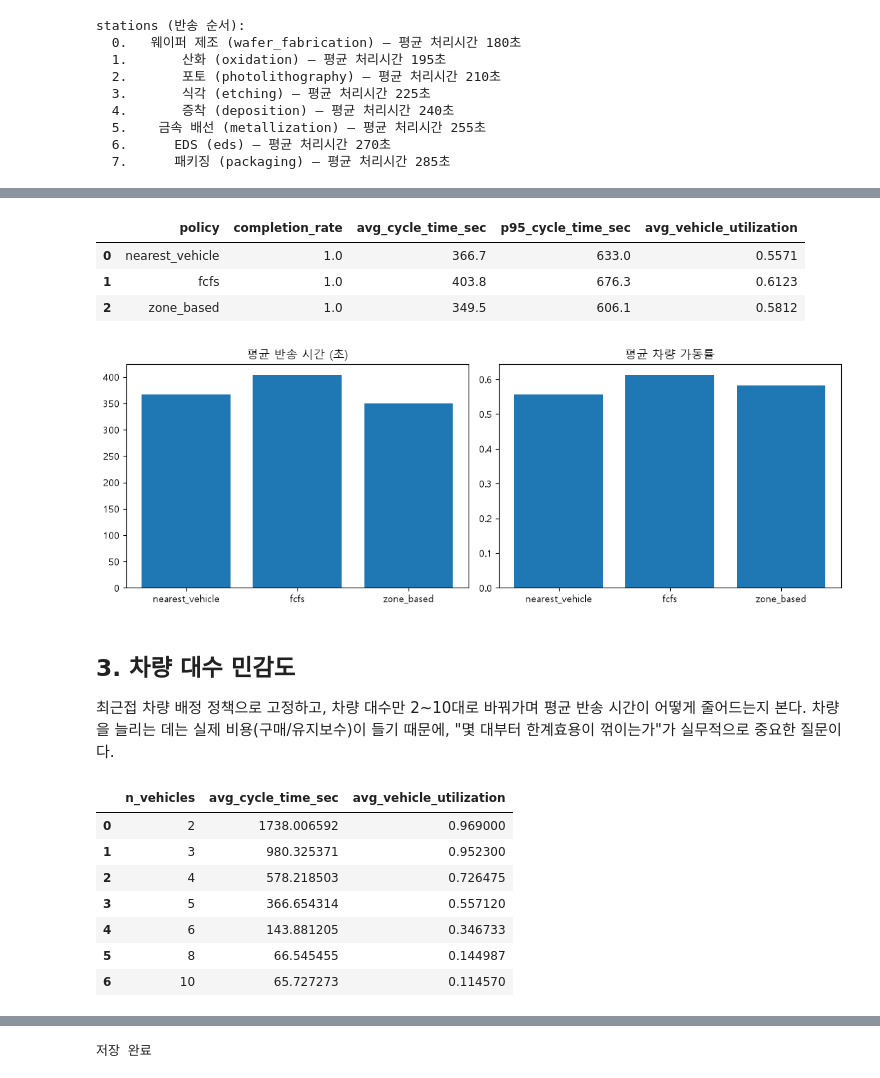
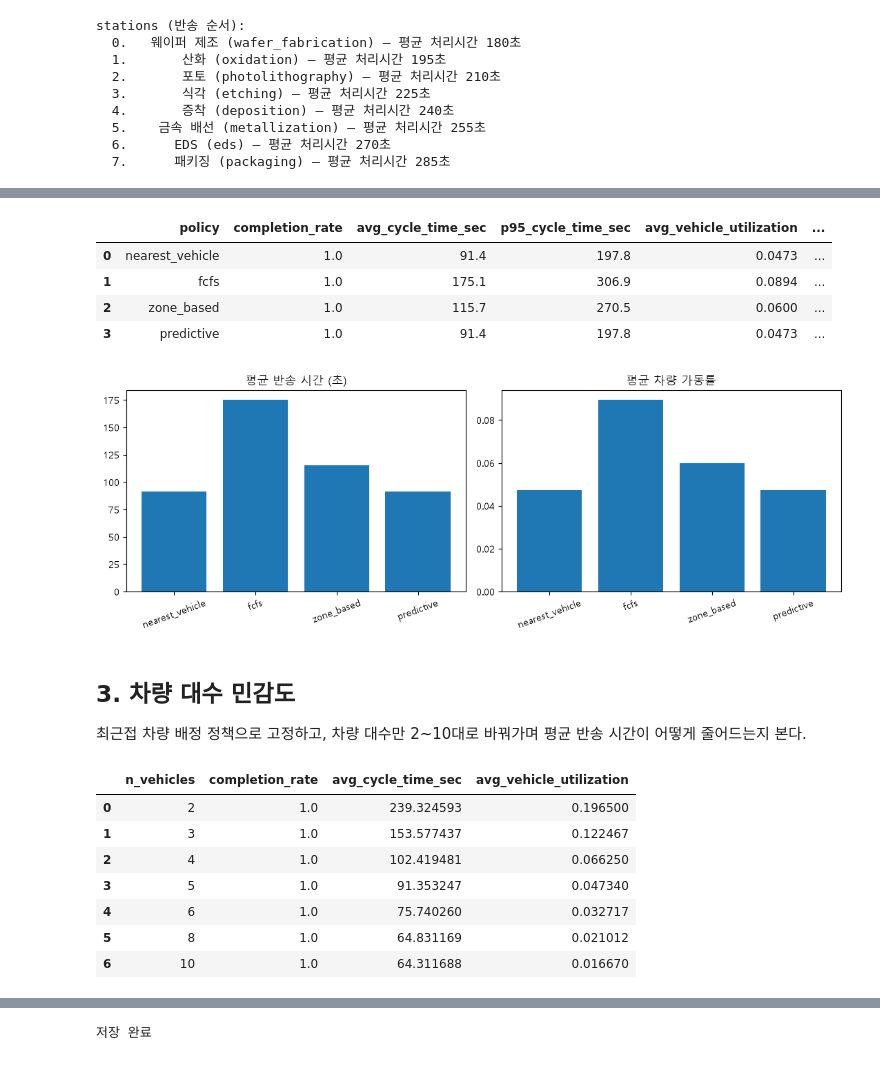
Before and after one commit to heeannw/semiconductor-fault-detection, a Jupyter notebook: notebooks/07_amhs_dispatch_simulation.ipynb, the cells around one changed output, grey strips where cells are left out. Drawn from its saved outputs; the diff is of its cells as text; code cells hidden in the pictures.

```diff
--- a/notebooks/07_amhs_dispatch_simulation.ipynb
+++ b/notebooks/07_amhs_dispatch_simulation.ipynb
@@ -49,5 +58,5 @@ stations (반송 순서):
 # %%
-BASE_PARAMS = dict(n_vehicles=5, n_foups=25, n_laps=2, foup_launch_interval_sec=150.0, seed=42)
+BASE_PARAMS = dict(n_vehicles=5, n_foups=10, n_laps=1, foup_launch_interval_sec=300.0, seed=42)
 
 baseline = run_simulation(dispatch_policy=nearest_vehicle_dispatch, **BASE_PARAMS)
 
@@ -55,5 +64,6 @@ print(f"완료율: {baseline['completion_rate']:.2%} ({baseline['completed_trans
 print(f"평균 반송 시간: {baseline['avg_cycle_time_sec']:.1f}초")
 print(f"P95 반송 시간: {baseline['p95_cycle_time_sec']:.1f}초")
 print(f"평균 차량 가동률: {baseline['avg_vehicle_utilization']:.2%}")
+print(f"최대 큐 길이: {baseline['max_queue_length']}")
 baseline["transport_log"].head()
 # %% [output]
@@ -84,6 +95,12 @@ policies = {
     "fcfs": fcfs_dispatch,
     "zone_based": zone_based_dispatch,
 }
+if delay_model_available():
+    policies["predictive"] = make_predictive_dispatch(
+        n_vehicles=BASE_PARAMS["n_vehicles"], launch_interval_sec=BASE_PARAMS["foup_launch_interval_sec"],
+    )
+else:
+    print("지연 예측 모델이 없어 predictive 정책은 건너뜀 (notebooks/08 먼저 실행)")
 
 policy_results = {}
 rows = []
@@ -96,39 +113,44 @@ for name, policy in policies.items():
         "avg_cycle_time_sec": round(result["avg_cycle_time_sec"], 1),
         "p95_cycle_time_sec": round(result["p95_cycle_time_sec"], 1),
         "avg_vehicle_utilization": round(result["avg_vehicle_utilization"], 4),
+        "max_queue_length": result["max_queue_length"],
     })
 
 policy_comparison = pd.DataFrame(rows)
 policy_comparison
 # %% [output]
-|  | policy | completion_rate | avg_cycle_time_sec | p95_cycle_time_sec | avg_vehicle_utilization |
-| 0 | nearest_vehicle | 1.0 | 366.7 | 633.0 | 0.5571 |
-| 1 | fcfs | 1.0 | 403.8 | 676.3 | 0.6123 |
-| 2 | zone_based | 1.0 | 349.5 | 606.1 | 0.5812 |
+|  | policy | completion_rate | avg_cycle_time_sec | p95_cycle_time_sec | avg_vehicle_utilization | ... |
+| 0 | nearest_vehicle | 1.0 | 91.4 | 197.8 | 0.0473 | ... |
+| 1 | fcfs | 1.0 | 175.1 | 306.9 | 0.0894 | ... |
+| 2 | zone_based | 1.0 | 115.7 | 270.5 | 0.0600 | ... |
+| 3 | predictive | 1.0 | 91.4 | 197.8 | 0.0473 | ... |
 # %%
 fig, axes = plt.subplots(1, 2, figsize=(11, 4))
 axes[0].bar(policy_comparison["policy"], policy_comparison["avg_cycle_time_sec"])
 axes[0].set_title("평균 반송 시간 (초)")
+axes[0].tick_params(axis="x", rotation=20)
 axes[1].bar(policy_comparison["policy"], policy_comparison["avg_vehicle_utilization"])
 axes[1].set_title("평균 차량 가동률")
+axes[1].tick_params(axis="x", rotation=20)
 plt.tight_layout()
 plt.show()
 # %% [output]
-[figure, old version]
+[figure, new version]
 # %% [markdown]
 ## 3. 차량 대수 민감도
 
-최근접 차량 배정 정책으로 고정하고, 차량 대수만 2~10대로 바꿔가며 평균 반송 시간이 어떻게 줄어드는지 본다. 차량을 늘리는 데는 실제 비용(구매/유지보수)이 들기 때문에, "몇 대부터 한계효용이 꺾이는가"가 실무적으로 중요한 질문이다.
+최근접 차량 배정 정책으로 고정하고, 차량 대수만 2~10대로 바꿔가며 평균 반송 시간이 어떻게 줄어드는지 본다.
 # %%
 vehicle_counts = [2, 3, 4, 5, 6, 8, 10]
 sensitivity_rows = []
 for n in vehicle_counts:
     result = run_simulation(
-        n_vehicles=n, n_foups=25, n_laps=2, foup_launch_interval_sec=150.0, seed=42,
+        n_vehicles=n, n_foups=10, n_laps=1, foup_launch_interval_sec=300.0, seed=42,
         dispatch_policy=nearest_vehicle_dispatch,
     )
     sensitivity_rows.append({
         "n_vehicles": n,
+        "completion_rate": result["completion_rate"],
         "avg_cycle_time_sec": result["avg_cycle_time_sec"],
         "avg_vehicle_utilization": result["avg_vehicle_utilization"],
     })
@@ -136,14 +158,14 @@ for n in vehicle_counts:
 sensitivity_df = pd.DataFrame(sensitivity_rows)
 sensitivity_df
 # %% [output]
-|  | n_vehicles | avg_cycle_time_sec | avg_vehicle_utilization |
-| 0 | 2 | 1738.006592 | 0.969000 |
-| 1 | 3 | 980.325371 | 0.952300 |
-| 2 | 4 | 578.218503 | 0.726475 |
-| 3 | 5 | 366.654314 | 0.557120 |
-| 4 | 6 | 143.881205 | 0.346733 |
-| 5 | 8 | 66.545455 | 0.144987 |
-| 6 | 10 | 65.727273 | 0.114570 |
+|  | n_vehicles | completion_rate | avg_cycle_time_sec | avg_vehicle_utilization |
+| 0 | 2 | 1.0 | 239.324593 | 0.196500 |
+| 1 | 3 | 1.0 | 153.577437 | 0.122467 |
+| 2 | 4 | 1.0 | 102.419481 | 0.066250 |
+| 3 | 5 | 1.0 | 91.353247 | 0.047340 |
+| 4 | 6 | 1.0 | 75.740260 | 0.032717 |
+| 5 | 8 | 1.0 | 64.831169 | 0.021012 |
+| 6 | 10 | 1.0 | 64.311688 | 0.016670 |
 # %%
 fig, ax1 = plt.subplots(figsize=(7, 4))
 ax1.plot(sensitivity_df["n_vehicles"], sensitivity_df["avg_cycle_time_sec"], marker="o", color="tab:blue")
```
Also changed, not shown: parts of 19 cells of this notebook, 8 other files.
